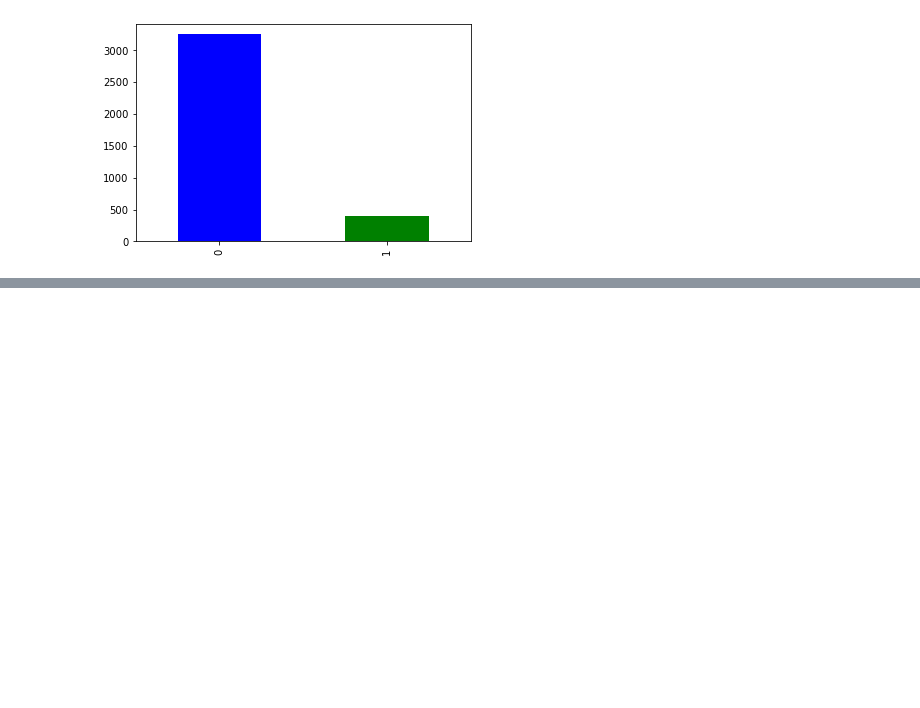
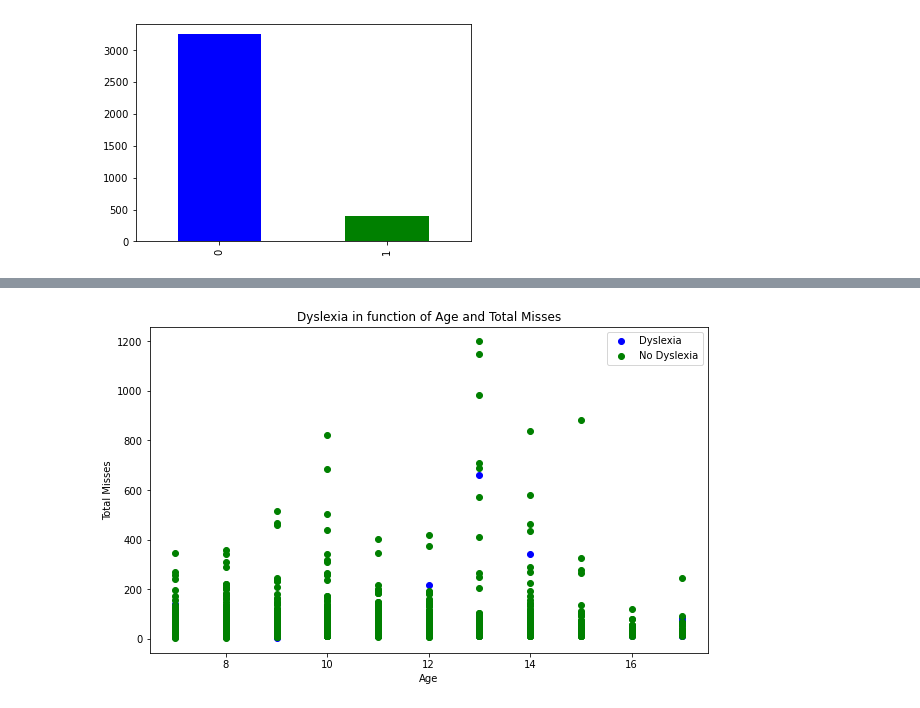
Before and after one commit to eaPeter/Dyslexia-Prediction, a Jupyter notebook: Dyslexia.ipynb, the cells around one changed output, grey strips where cells are left out. Drawn from its saved outputs; the diff is of its cells as text; code cells hidden in the pictures; blank space fills up the shorter version.

```diff
--- a/Dyslexia.ipynb
+++ b/Dyslexia.ipynb
@@ -94,0 +151,15 @@ dyslexia.Dyslexia.value_counts().plot(kind="bar",color=["Blue","Green"]);
+# %%
+plt.figure(figsize=(10,6))
+#Trying out positive examples
+plt.scatter(dyslexia.Age[dyslexia.Dyslexia==1],
+           dyslexia.MissesTotal[dyslexia.Dyslexia==1],c='blue')
+
+#Trying out negative examples
+plt.scatter(dyslexia.Age[dyslexia.Dyslexia==0],
+           dyslexia.MissesTotal[dyslexia.Dyslexia==0],c="green")
+plt.title("Dyslexia in function of Age and Total Misses")
+plt.xlabel("Age")
+plt.ylabel("Total Misses")
+plt.legend(["Dyslexia","No Dyslexia"]);
+# %% [output]
+[figure, added]
```
Also changed, not shown: parts of 16 cells of this notebook, 2 other files.
